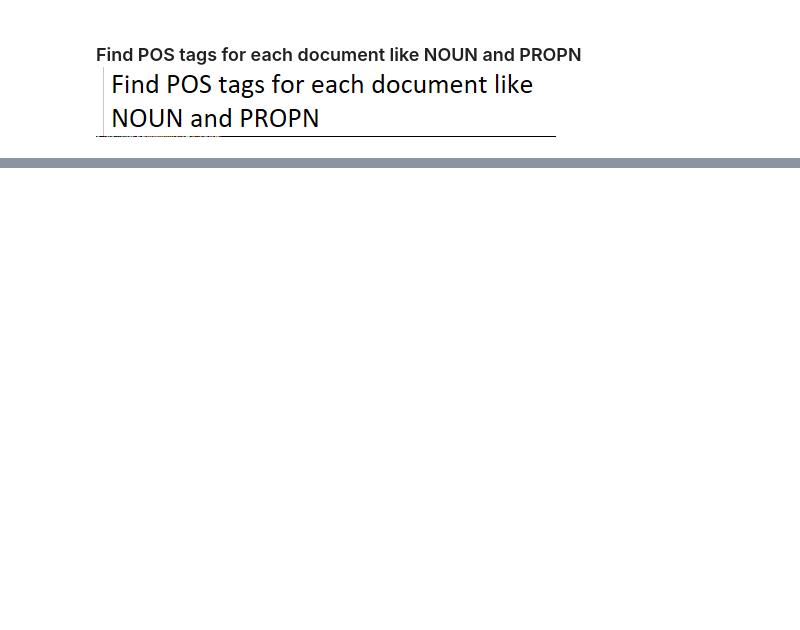
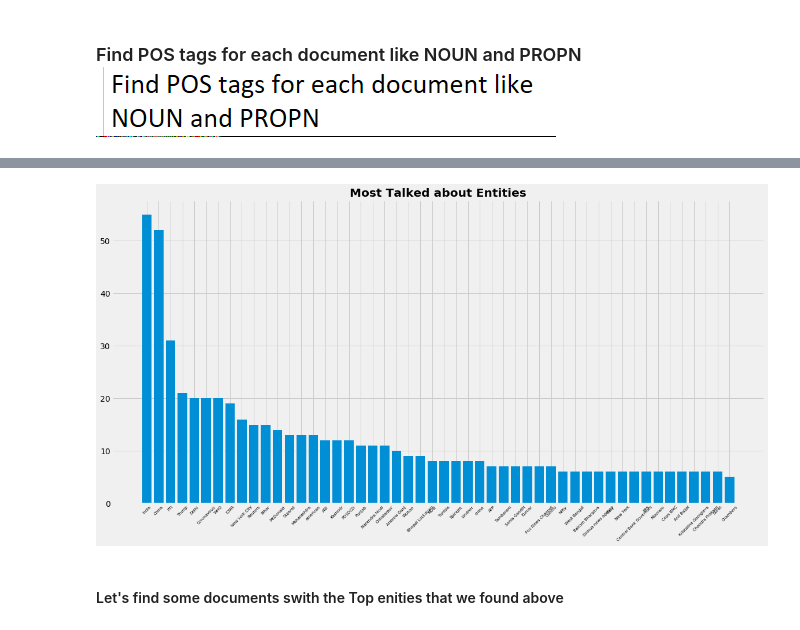
Before and after one commit to subhasisj/python-projects, a Jupyter notebook: Machine_Learning_Projects/COVID-19/Notebooks/Gaining_Insights_from_news_and_tweets.ipynb, the cells around one changed output, grey strips where cells are left out. Saved outputs shown, nothing was run; the diff lists cells and outputs as text; code cells hidden in the pictures; blank space fills up the shorter version.

```diff
--- a/Machine_Learning_Projects/COVID-19/Notebooks/Gaining_Insights_from_news_and_tweets.ipynb
+++ b/Machine_Learning_Projects/COVID-19/Notebooks/Gaining_Insights_from_news_and_tweets.ipynb
@@ -308,0 +341,16 @@ plt.show()
+# %%
+def get_entity_tags():
+
+    INTERTESTED_ENTITY_TAGS = ['NORP' , 'GPE' ,'ORG', 'PRODUCT', 'LOC', 'PERSON']
+    tags = []
+    for index,sentence in tqdm_notebook(docs_for_pos.iterrows()):
+        entity= {}
+        tokenized = nlp(sentence.cleaned_for_pos_tagging)
+        for ent in tokenized.ents:
+            if ent.label_ in INTERTESTED_ENTITY_TAGS:
+                entity['word'] = ent.text
+                entity['entity_tag'] = ent.label_
+                tags.append(entity)
+    return tags
+# %%
+entities = get_entity_tags()
@@ -308,0 +359,4 @@ plt.show()
+# %%
+entities_df = pd.DataFrame(entities)
+# %%
+entity_counts = Counter(entities_df.word)
@@ -308,0 +383,11 @@ plt.show()
+# %%
+plt.style.use('fivethirtyeight')
+plt.figure(figsize=(18,9))
+plt.xticks(rotation='45',fontsize = 7)
+plt.bar(*zip(*entity_counts.most_common(50)))
+plt.title(label = 'Most Talked about Entities',fontweight = 'bold')
+plt.show()
+# %% [output]
+[figure, added]
+# %% [markdown]
+#### Let's find some documents swith the Top enities that we found above
```
Also changed, not shown: parts of 20 cells of this notebook.
